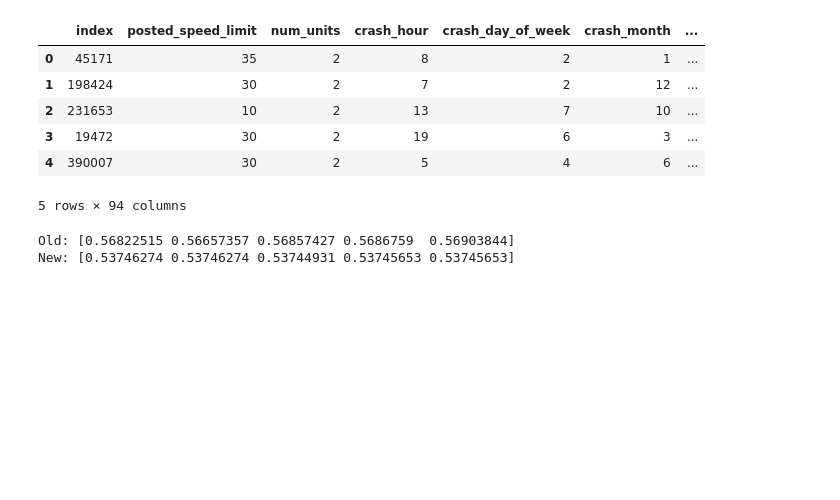
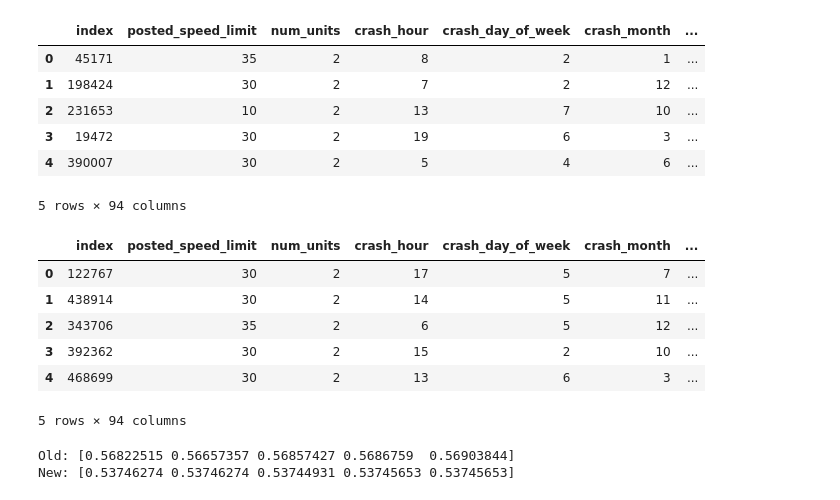
Before and after one commit to angelagjp/dsc-phase-3-project, a Jupyter notebook: Phase_3_Project notebook.ipynb, the cells around one changed output. Saved outputs shown, nothing was run; the diff lists cells and outputs as text; code cells hidden in the pictures; blank space fills up the shorter version.

```diff
--- a/Phase_3_Project notebook.ipynb
+++ b/Phase_3_Project notebook.ipynb
@@ -59,7 +58,3 @@ Data columns (total 49 columns):
  48  LOCATION                       493721 non-null  object
 dtypes: float64(11), int64(6), object(32)
 memory usage: 185.6+ MB
-# %%
-#change all column names to lower case
-df.columns = [x.lower() for x in df.columns]
-df.head()
@@ -434,6 +418,29 @@ X_train_ohe.head()
 | 3 | 19472 | 30 | 2 | 19 | 6 | 3 | ... |
 | 4 | 390007 | 30 | 2 | 5 | 4 | 6 | ... |
 5 rows × 94 columns
+# %%
+#fit and transform categoricals
+categoricals = X_test.select_dtypes('object')
+categorical_names = categoricals.columns
+ohe = OneHotEncoder(sparse= False)
+ohe.fit(categoricals)
+categorical_ohe= ohe.transform(categoricals)
+
+categorical_ohe=pd.DataFrame(categorical_ohe, columns= ohe.get_feature_names())
+# %%
+X_test = X_test.reset_index()
+X_test = X_test.drop(categorical_names, axis= 1)
+X_test_ohe = pd.concat([X_test, categorical_ohe], axis= 1)
+# %%
+X_test_ohe.head()
+# %% [output]
+|  | index | posted_speed_limit | num_units | crash_hour | crash_day_of_week | crash_month | ... |
+| 0 | 122767 | 30 | 2 | 17 | 5 | 7 | ... |
+| 1 | 438914 | 30 | 2 | 14 | 5 | 11 | ... |
+| 2 | 343706 | 35 | 2 | 6 | 5 | 12 | ... |
+| 3 | 392362 | 30 | 2 | 15 | 2 | 10 | ... |
+| 4 | 468699 | 30 | 2 | 13 | 6 | 3 | ... |
+5 rows × 94 columns
 # %%
 #Preform a logistical model with ohe
 log_model = LogisticRegression()
```
Also changed, not shown: parts of 22 cells of this notebook, 5 other files.
